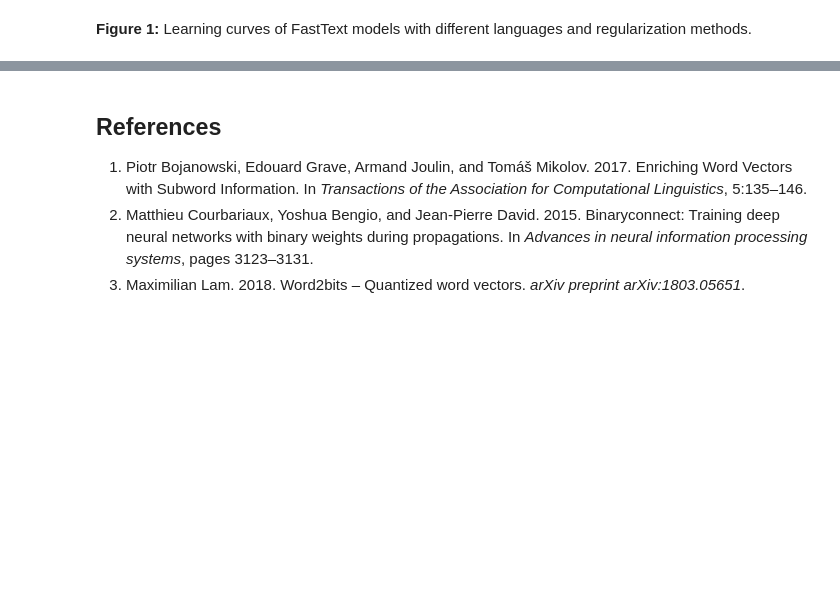
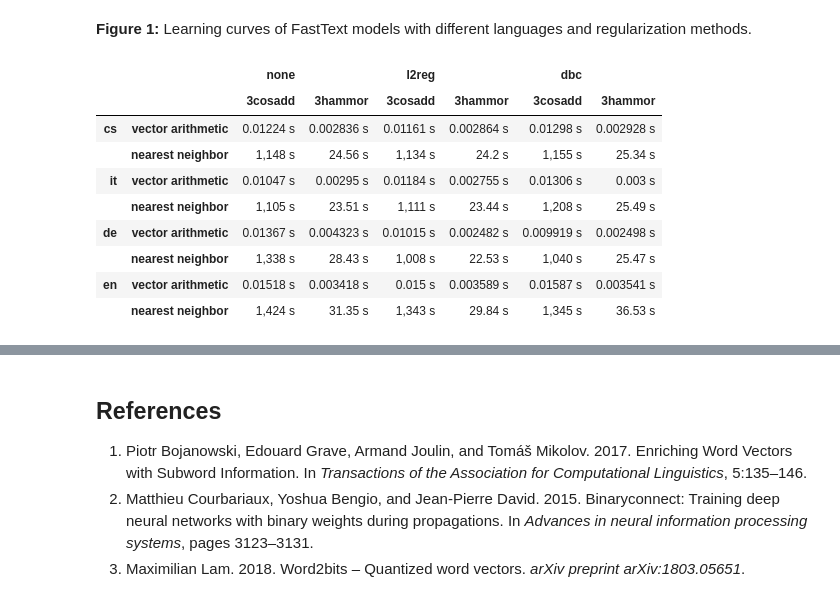
Before and after one commit to Witiko/bitwise-fasttext, a Jupyter notebook: results.ipynb, the cells around one changed output, grey strips where cells are left out. Drawn from its saved outputs; the diff is of its cells as text; code cells hidden in the pictures; blank space fills up the shorter version.

```diff
--- a/results.ipynb
+++ b/results.ipynb
@@ -67,0 +85,22 @@ plt.tight_layout()
+# %%
+# load
+df = pd.DataFrame.from_dict(durations).T
+df = df.astype(float)
+# order rows and columns
+df = df[['none', 'l2reg', 'dbc']]
+df = df.reorder_levels([1, 0]).T[['vector arithmetic', 'nearest neighbor']].T.reorder_levels([1, 0])
+df = df.T[['cs', 'it', 'de', 'en']].T
+# display
+pd.options.display.float_format = '{:,.4g} s'.format
+display(df)
+# %% [output]
+|  |  | none |  | l2reg |  | dbc |  |
+|  |  | 3cosadd | 3hammor | 3cosadd | 3hammor | 3cosadd | 3hammor |
+| cs | vector arithmetic | 0.01224 s | 0.002836 s | 0.01161 s | 0.002864 s | 0.01298 s | 0.002928 s |
+|  | nearest neighbor | 1,148 s | 24.56 s | 1,134 s | 24.2 s | 1,155 s | 25.34 s |
+| it | vector arithmetic | 0.01047 s | 0.00295 s | 0.01184 s | 0.002755 s | 0.01306 s | 0.003 s |
+|  | nearest neighbor | 1,105 s | 23.51 s | 1,111 s | 23.44 s | 1,208 s | 25.49 s |
+| de | vector arithmetic | 0.01367 s | 0.004323 s | 0.01015 s | 0.002482 s | 0.009919 s | 0.002498 s |
+|  | nearest neighbor | 1,338 s | 28.43 s | 1,008 s | 22.53 s | 1,040 s | 25.47 s |
+| en | vector arithmetic | 0.01518 s | 0.003418 s | 0.015 s | 0.003589 s | 0.01587 s | 0.003541 s |
+|  | nearest neighbor | 1,424 s | 31.35 s | 1,343 s | 29.84 s | 1,345 s | 36.53 s |
```
Also changed, not shown: parts of 5 cells of this notebook, 8 other files.
